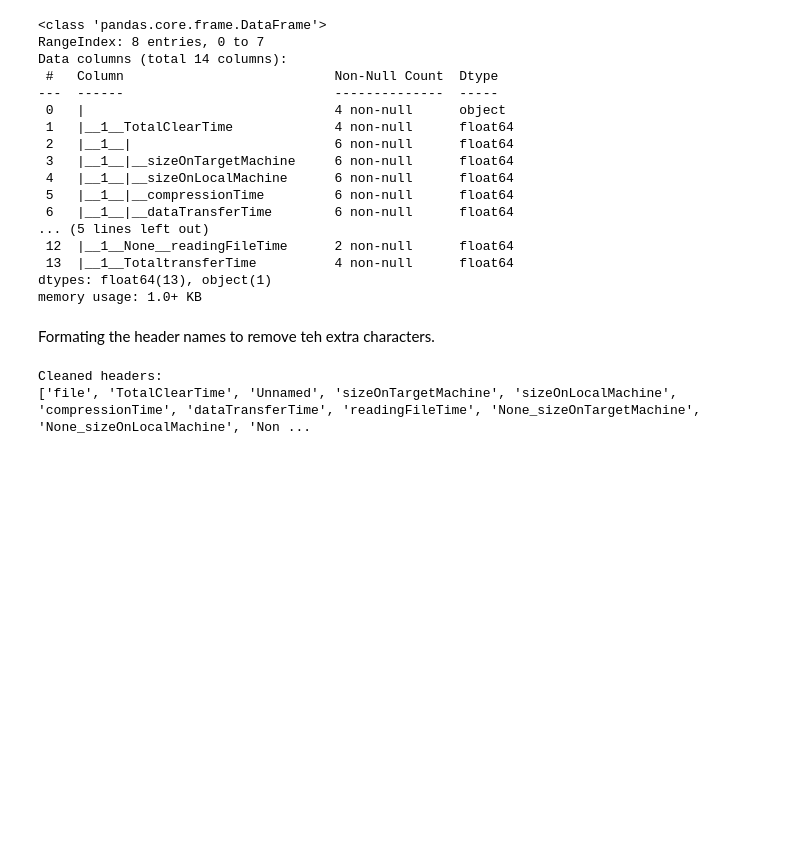
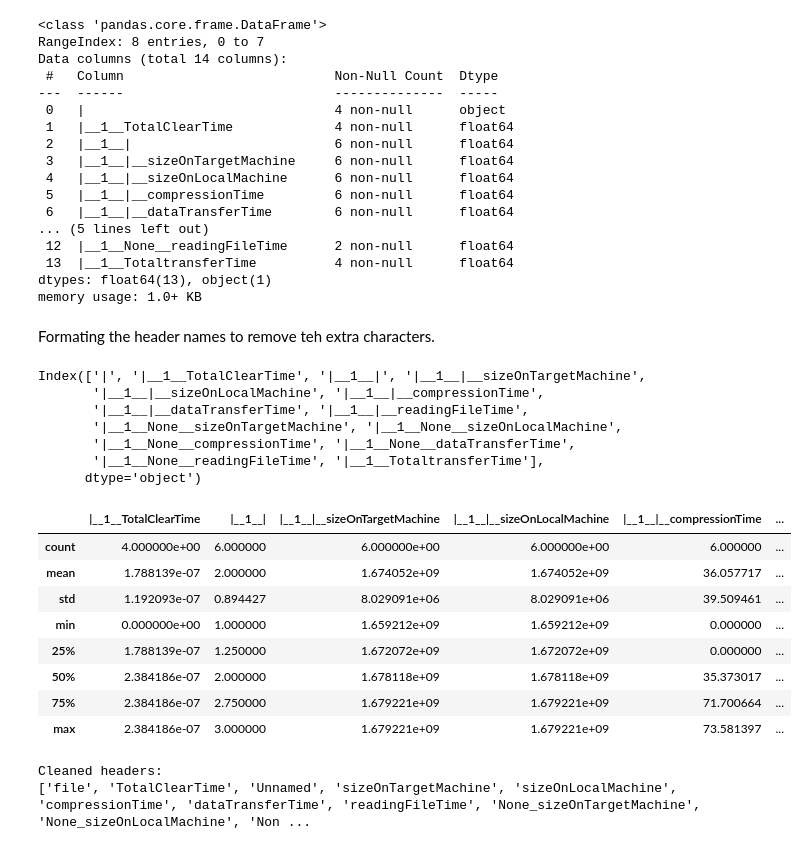
Before and after one commit to yorku-ease/DmML, a Jupyter notebook: Data/Old Data/dataCleaning.ipynb, the cells around one changed output. Drawn from its saved outputs; the diff is of its cells as text; code cells hidden in the pictures; blank space fills up the shorter version.

```diff
--- a/Data/dataCleaning.ipynb
+++ b/Data/Old Data/dataCleaning.ipynb
@@ -446,6 +529,26 @@ dtypes: float64(13), object(1)
 memory usage: 1.0+ KB
 # %% [markdown]
 Formating the header names to remove teh extra characters.
+# %%
+print(performanceBMdf.columns)
+performanceBMdf.describe()
+# %% [output]
+Index(['|', '|__1__TotalClearTime', '|__1__|', '|__1__|__sizeOnTargetMachine',
+       '|__1__|__sizeOnLocalMachine', '|__1__|__compressionTime',
+       '|__1__|__dataTransferTime', '|__1__|__readingFileTime',
+       '|__1__None__sizeOnTargetMachine', '|__1__None__sizeOnLocalMachine',
+       '|__1__None__compressionTime', '|__1__None__dataTransferTime',
+       '|__1__None__readingFileTime', '|__1__TotaltransferTime'],
+      dtype='object')
+|  | |__1__TotalClearTime | |__1__| | |__1__|__sizeOnTargetMachine | |__1__|__sizeOnLocalMachine | |__1__|__compressionTime | ... |
+| count | 4.000000e+00 | 6.000000 | 6.000000e+00 | 6.000000e+00 | 6.000000 | ... |
+| mean | 1.788139e-07 | 2.000000 | 1.674052e+09 | 1.674052e+09 | 36.057717 | ... |
+| std | 1.192093e-07 | 0.894427 | 8.029091e+06 | 8.029091e+06 | 39.509461 | ... |
+| min | 0.000000e+00 | 1.000000 | 1.659212e+09 | 1.659212e+09 | 0.000000 | ... |
+| 25% | 1.788139e-07 | 1.250000 | 1.672072e+09 | 1.672072e+09 | 0.000000 | ... |
+| 50% | 2.384186e-07 | 2.000000 | 1.678118e+09 | 1.678118e+09 | 35.373017 | ... |
+| 75% | 2.384186e-07 | 2.750000 | 1.679221e+09 | 1.679221e+09 | 71.700664 | ... |
+| max | 2.384186e-07 | 3.000000 | 1.679221e+09 | 1.679221e+09 | 73.581397 | ... |
 # %%
 def clean_header(header):
     header = header.lstrip('|')  # Remove leading '|'
```
Also changed, not shown: parts of 14 cells of this notebook, 19 other files.
